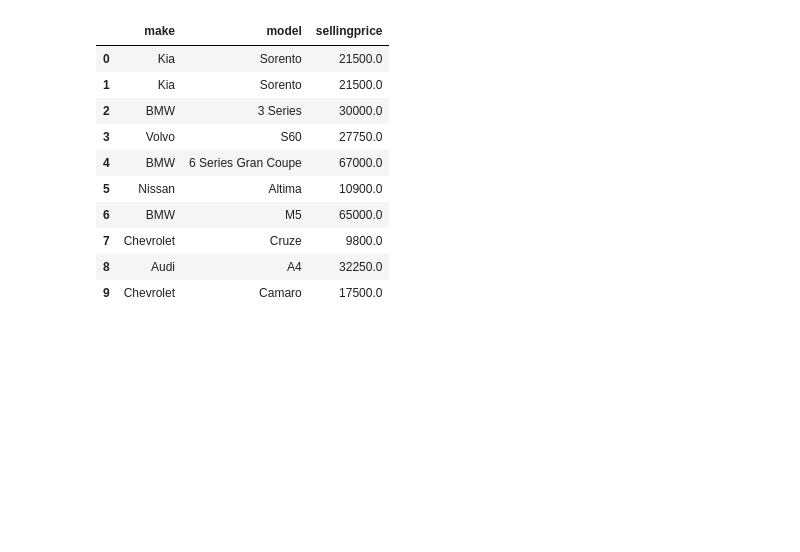
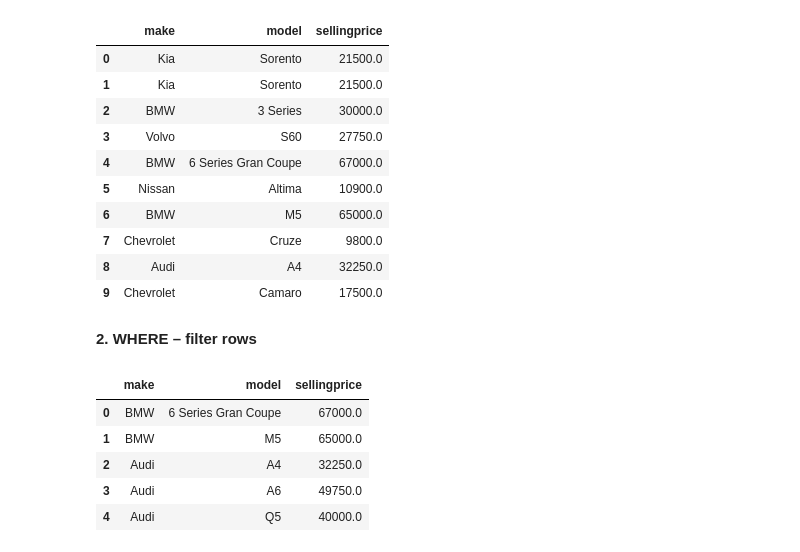
Before and after one commit to Luckysolex/Data-Science-Projects, a Jupyter notebook: Intro_to_SQL.ipynb, the cells around one changed output. Saved outputs shown, nothing was run; the diff lists cells and outputs as text; code cells hidden in the pictures; blank space fills up the shorter version.

```diff
--- a/Intro_to_SQL.ipynb
+++ b/Intro_to_SQL.ipynb
@@ -88,3 +88,17 @@ pd.read_sql_query(
 | 7 | Chevrolet | Cruze | 9800.0 |
 | 8 | Audi | A4 | 32250.0 |
 | 9 | Chevrolet | Camaro | 17500.0 |
+# %% [markdown]
+**2. WHERE – filter rows**
+# %%
+pd.read_sql_query(
+    "SELECT make, model, sellingprice FROM car_prices WHERE sellingprice > 30000 LIMIT 5;",
+    conn
+)
+# %% [output]
+|  | make | model | sellingprice |
+| 0 | BMW | 6 Series Gran Coupe | 67000.0 |
+| 1 | BMW | M5 | 65000.0 |
+| 2 | Audi | A4 | 32250.0 |
+| 3 | Audi | A6 | 49750.0 |
+| 4 | Audi | Q5 | 40000.0 |
```
Also changed, not shown: parts of 21 cells of this notebook.
